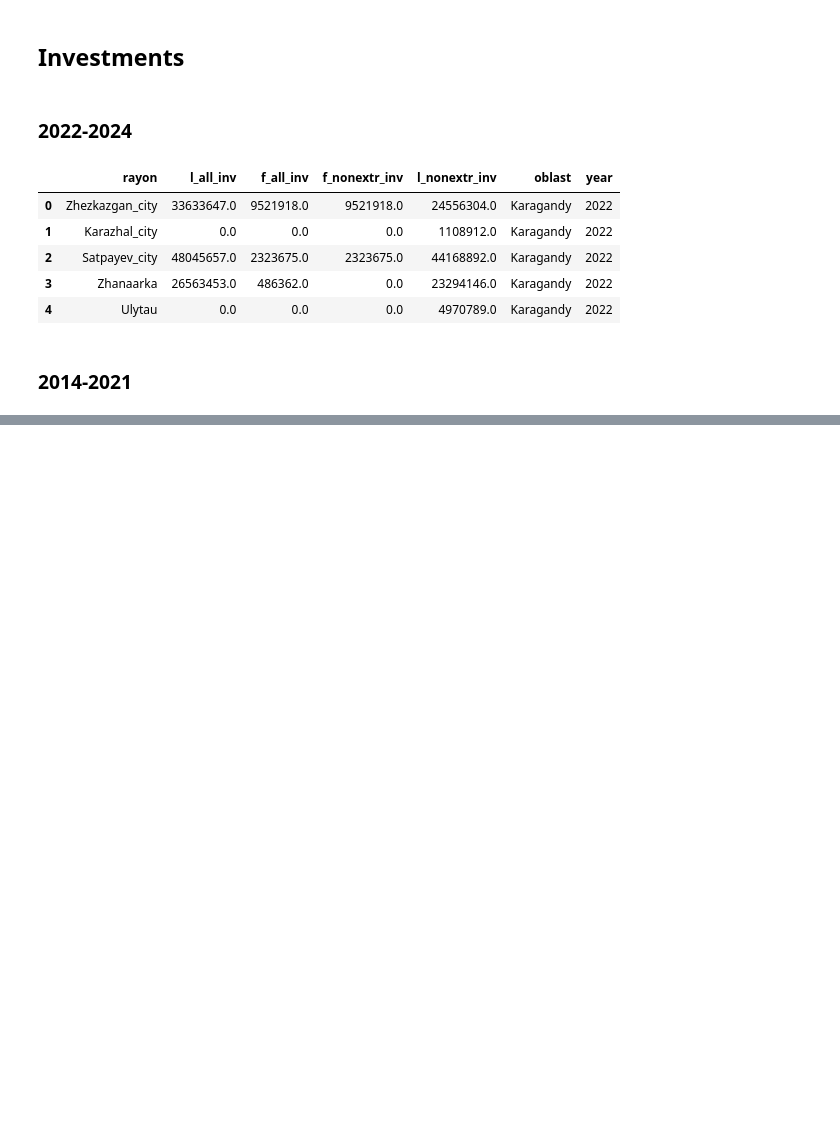
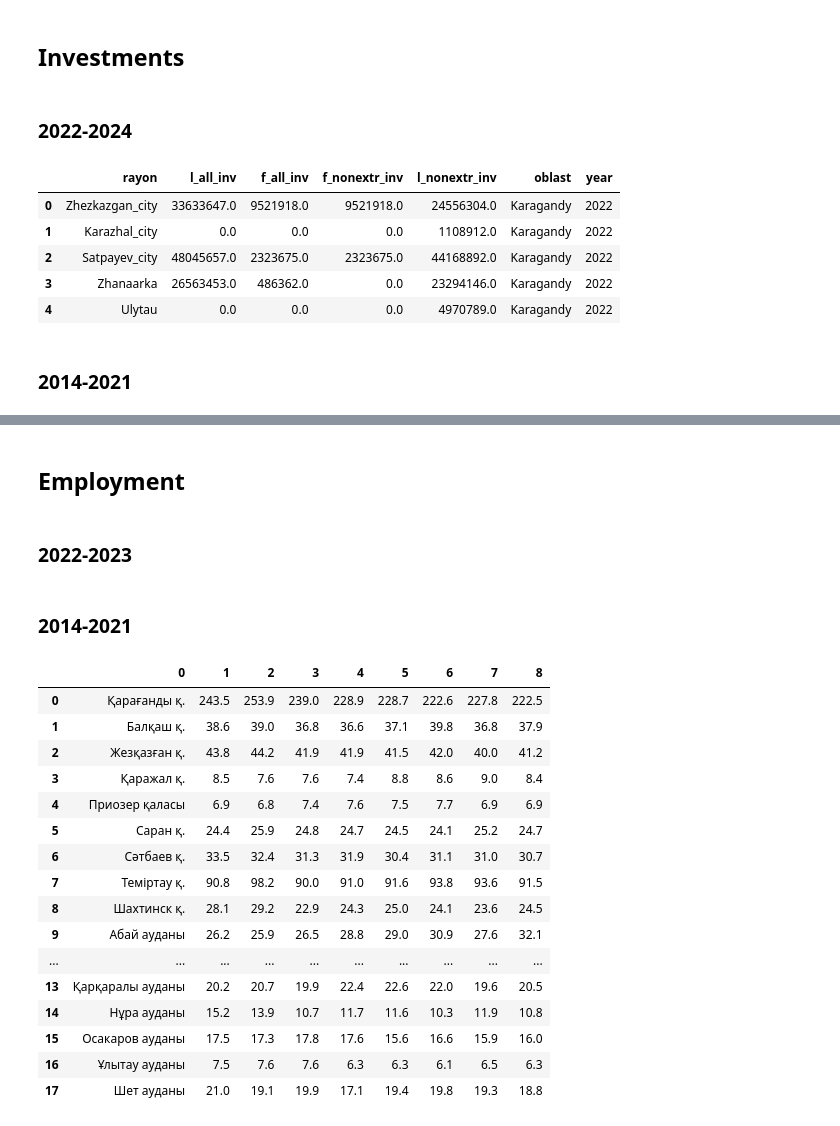
Before and after one commit to askhat-omar/FDI_crowding_effects, a Jupyter notebook: Code/data_cleaning.ipynb, the cells around one changed output, grey strips where cells are left out. Saved outputs shown, nothing was run; the diff lists cells and outputs as text; code cells hidden in the pictures; blank space fills up the shorter version.

```diff
--- a/Code/data_cleaning.ipynb
+++ b/Code/data_cleaning.ipynb
@@ -1541,0 +1671,4 @@ karagandy_2024 = pd.concat([ulytau_2024, kar_2024], ignore_index=True)
+# %% [markdown]
+## Employment
+# %% [markdown]
+### 2022-2023
@@ -1541,0 +1700,23 @@ karagandy_2024 = pd.concat([ulytau_2024, kar_2024], ignore_index=True)
+# %% [markdown]
+### 2014-2021
+# %%
+kar_empl = pd.read_excel("../Data/Employment/Karagandy.xls", skiprows=30, nrows=18, header=None, usecols='A, B:I', na_values=['x', 'х', '-', '', ' ']).fillna(0).reset_index(drop=True)
+kar_empl
+# %% [output]
+|  | 0 | 1 | 2 | 3 | 4 | 5 | 6 | 7 | 8 |
+| 0 | Қарағанды қ. | 243.5 | 253.9 | 239.0 | 228.9 | 228.7 | 222.6 | 227.8 | 222.5 |
+| 1 | Балқаш қ. | 38.6 | 39.0 | 36.8 | 36.6 | 37.1 | 39.8 | 36.8 | 37.9 |
+| 2 | Жезқазған қ. | 43.8 | 44.2 | 41.9 | 41.9 | 41.5 | 42.0 | 40.0 | 41.2 |
+| 3 | Қаражал қ. | 8.5 | 7.6 | 7.6 | 7.4 | 8.8 | 8.6 | 9.0 | 8.4 |
+| 4 | Приозер қаласы | 6.9 | 6.8 | 7.4 | 7.6 | 7.5 | 7.7 | 6.9 | 6.9 |
+| 5 | Саран қ. | 24.4 | 25.9 | 24.8 | 24.7 | 24.5 | 24.1 | 25.2 | 24.7 |
+| 6 | Сәтбаев қ. | 33.5 | 32.4 | 31.3 | 31.9 | 30.4 | 31.1 | 31.0 | 30.7 |
+| 7 | Теміртау қ. | 90.8 | 98.2 | 90.0 | 91.0 | 91.6 | 93.8 | 93.6 | 91.5 |
+| 8 | Шахтинск қ. | 28.1 | 29.2 | 22.9 | 24.3 | 25.0 | 24.1 | 23.6 | 24.5 |
+| 9 | Абай ауданы | 26.2 | 25.9 | 26.5 | 28.8 | 29.0 | 30.9 | 27.6 | 32.1 |
+| ... | ... | ... | ... | ... | ... | ... | ... | ... | ... |
+| 13 | Қарқаралы ауданы | 20.2 | 20.7 | 19.9 | 22.4 | 22.6 | 22.0 | 19.6 | 20.5 |
+| 14 | Нұра ауданы | 15.2 | 13.9 | 10.7 | 11.7 | 11.6 | 10.3 | 11.9 | 10.8 |
+| 15 | Осакаров ауданы | 17.5 | 17.3 | 17.8 | 17.6 | 15.6 | 16.6 | 15.9 | 16.0 |
+| 16 | Ұлытау ауданы | 7.5 | 7.6 | 7.6 | 6.3 | 6.3 | 6.1 | 6.5 | 6.3 |
+| 17 | Шет ауданы | 21.0 | 19.1 | 19.9 | 17.1 | 19.4 | 19.8 | 19.3 | 18.8 |
```
Also changed, not shown: parts of 46 cells of this notebook, 2 other files.
